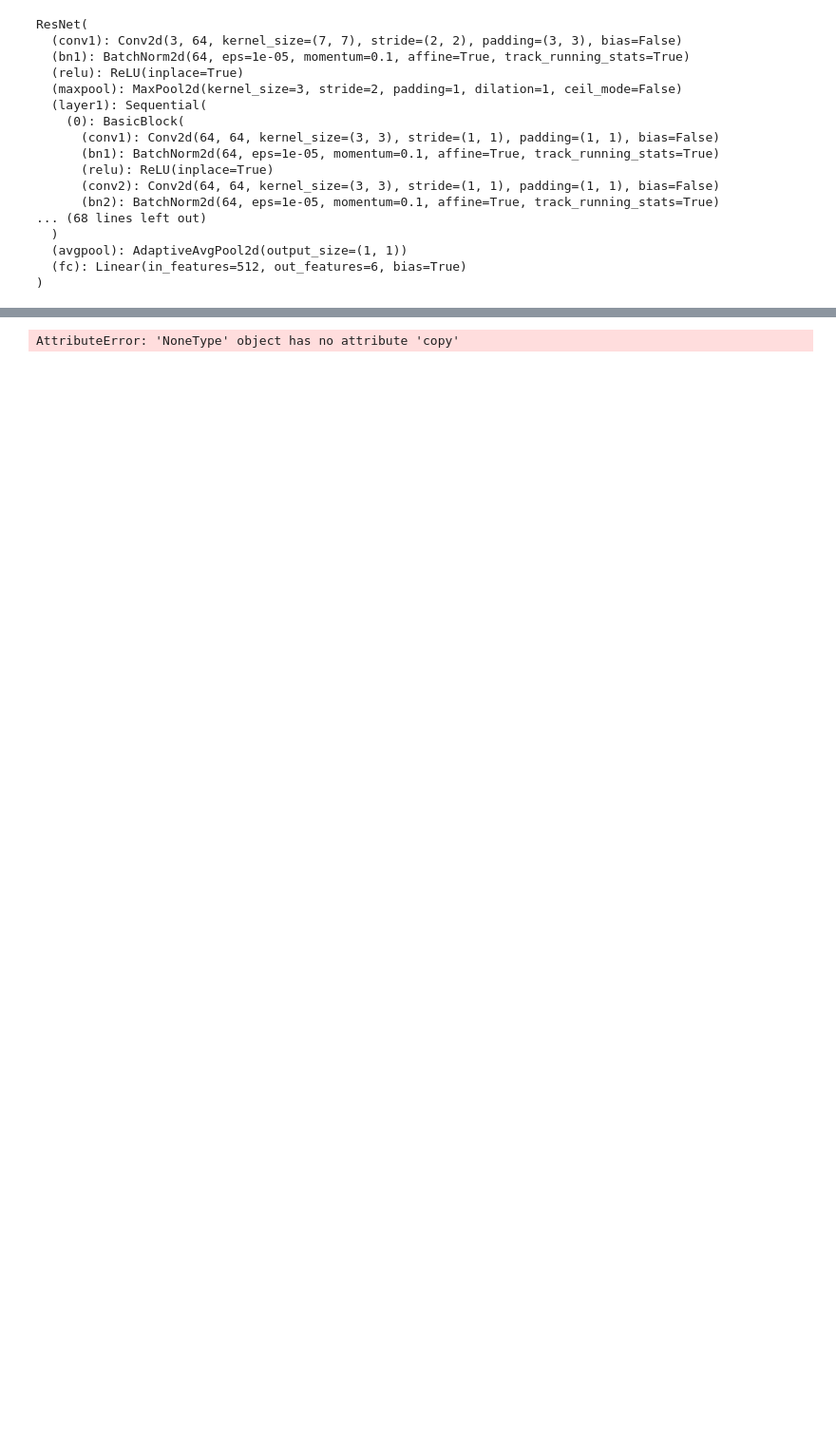
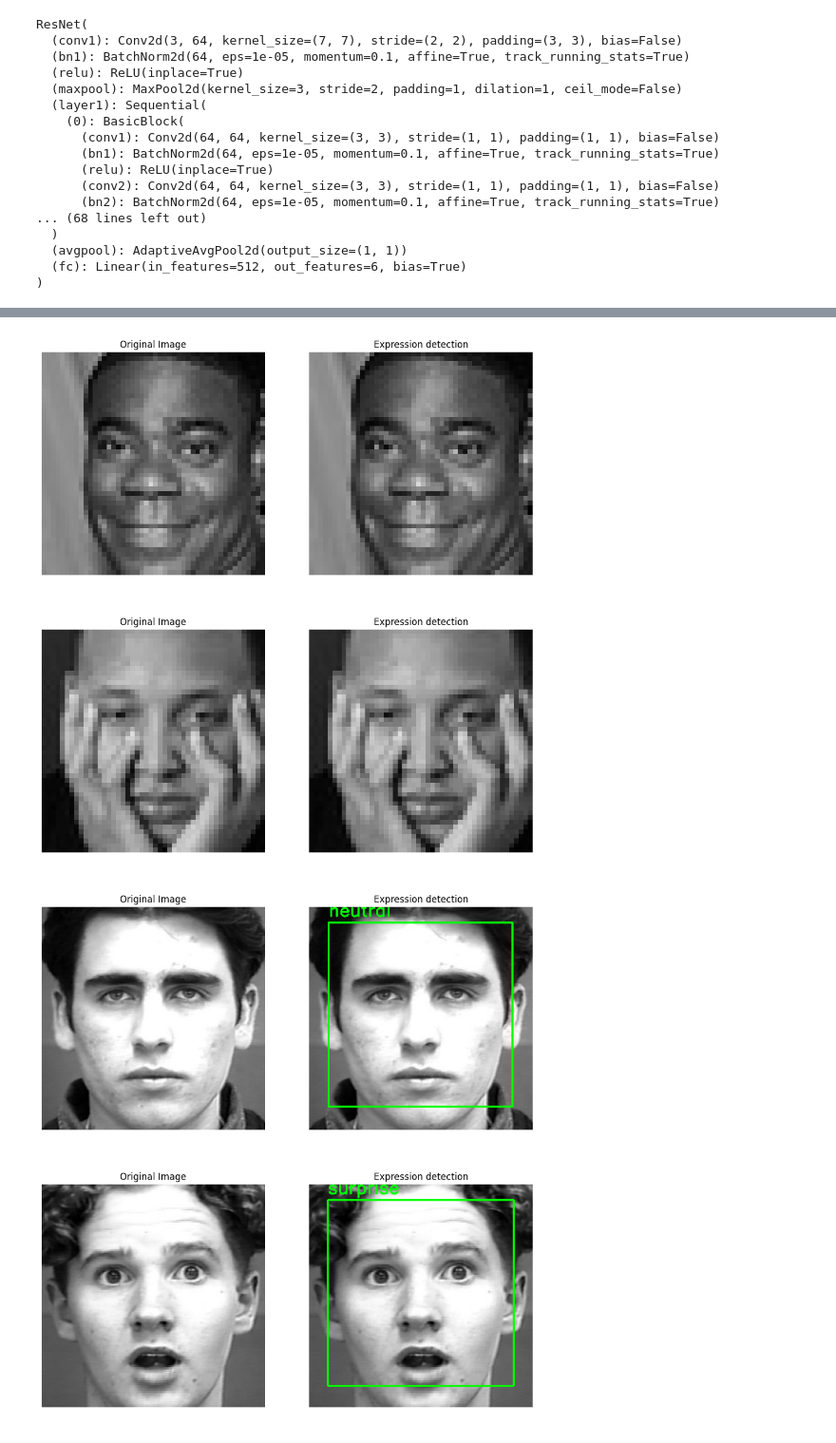
Before and after one commit to Farhan-Mehmood/AI_Assignment2, a Jupyter notebook: simple.ipynb, the cells around one changed output, grey strips where cells are left out. Shown at 95% size. Cells and saved outputs as stored; diff of their text form; code cells hidden in the pictures; blank space fills up the shorter version.

```diff
--- a/simple.ipynb
+++ b/simple.ipynb
@@ -537,34 +546,40 @@ def test_single_image_multiple_faces(image_path, model, face_cascade, device):
     plt.title('Original Image')
     plt.axis('off')
 
     # 2nd Image - Image with bounding boxes and predictions
     plt.subplot(1, 3, 2)
     plt.imshow(cv2.cvtColor(image_with_predictions, cv2.COLOR_BGR2RGB))
     plt.title('Expression detection')
     plt.axis('off')
 
     # 3rd Image - Image with predicted emotions (showing a close-up of one of the faces)
     # Choose one face to show the close-up of (just for demonstration purposes)
     # if len(faces) > 0:
     #     x, y, w, h = faces[0]  # Just show the first detected face
     #     face = image[y:y+h, x:x+w]
     #     plt.subplot(1, 3, 3)
     #     plt.imshow(cv2.cvtColor(face, cv2.COLOR_BGR2RGB))
     #     plt.title(f'Predicted Emotion: {emotion}')
     #     plt.axis('off')
     # else:
     plt.subplot(1, 2, 2)
     # plt.text(0.5, 0.5, 'No faces detected in the image', ha='center', va='center', fontsize=12)
     plt.axis('off')
 
     plt.tight_layout()
     plt.show()
 
 
 img_path = 'FEV_2013/test/happy/PrivateTest_95094.jpg'
-# img_path = 'CK_dataset/test/happy/0.jpg'
-# img_path = 'CK_dataset/test/sadness/0.jpg'
-# img_path = 'CK_dataset/test/surprise/2.jpg'
 test_single_image_multiple_faces(img_path, model, face_cascade, device)
+img_path = 'FEV_2013/test/sad/PrivateTest_528072.jpg'
+test_single_image_multiple_faces(img_path, model, face_cascade, device)
+img_path = 'CK_dataset/test/sadness/0.jpg'
+test_single_image_multiple_faces(img_path, model, face_cascade, device)
+img_path = 'CK_dataset/test/surprise/2.jpg'
+test_single_image_multiple_faces(img_path, model, face_cascade, device)
 # %% [output]
-AttributeError: 'NoneType' object has no attribute 'copy'
+[figure, added]
+[figure, added]
+[figure, added]
+[figure, added]
```
Also changed, not shown: parts of 8 cells of this notebook.
